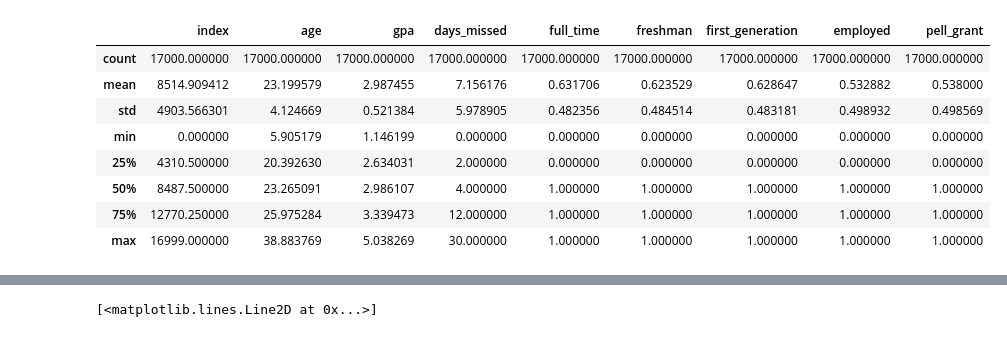
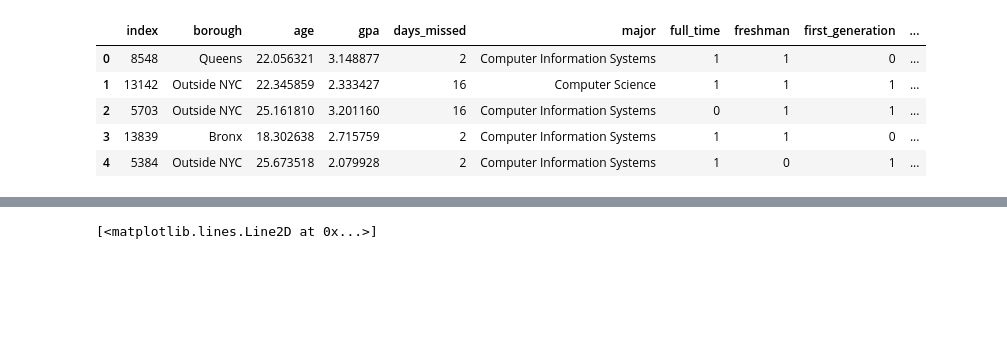
Before and after one commit to samjurassic/datascience-demo, a Jupyter notebook: education/ml_tree_incomplete.ipynb, the cells around one changed output, grey strips where cells are left out. Cells and saved outputs as stored; diff of their text form; code cells hidden in the pictures; blank space fills up the shorter version.

```diff
--- a/education/ml_tree_incomplete.ipynb
+++ b/education/ml_tree_incomplete.ipynb
@@ -18,18 +18,16 @@ from io import StringIO
 # %%
 file_url = "https://raw.githubusercontent.com/samjurassic/datascience-demo/main/education/competition_data_v2.csv"
 students = pd.read_csv(file_url)
 
-students.describe()
+# students.describe(include="all")
+students.head()
 # %% [output]
-|  | index | age | gpa | days_missed | full_time | freshman | first_generation | employed | pell_grant |
-| count | 17000.000000 | 17000.000000 | 17000.000000 | 17000.000000 | 17000.000000 | 17000.000000 | 17000.000000 | 17000.000000 | 17000.000000 |
-| mean | 8514.909412 | 23.199579 | 2.987455 | 7.156176 | 0.631706 | 0.623529 | 0.628647 | 0.532882 | 0.538000 |
-| std | 4903.566301 | 4.124669 | 0.521384 | 5.978905 | 0.482356 | 0.484514 | 0.483181 | 0.498932 | 0.498569 |
-| min | 0.000000 | 5.905179 | 1.146199 | 0.000000 | 0.000000 | 0.000000 | 0.000000 | 0.000000 | 0.000000 |
-| 25% | 4310.500000 | 20.392630 | 2.634031 | 2.000000 | 0.000000 | 0.000000 | 0.000000 | 0.000000 | 0.000000 |
-| 50% | 8487.500000 | 23.265091 | 2.986107 | 4.000000 | 1.000000 | 1.000000 | 1.000000 | 1.000000 | 1.000000 |
-| 75% | 12770.250000 | 25.975284 | 3.339473 | 12.000000 | 1.000000 | 1.000000 | 1.000000 | 1.000000 | 1.000000 |
-| max | 16999.000000 | 38.883769 | 5.038269 | 30.000000 | 1.000000 | 1.000000 | 1.000000 | 1.000000 | 1.000000 |
+|  | index | borough | age | gpa | days_missed | major | full_time | freshman | first_generation | ... |
+| 0 | 8548 | Queens | 22.056321 | 3.148877 | 2 | Computer Information Systems | 1 | 1 | 0 | ... |
+| 1 | 13142 | Outside NYC | 22.345859 | 2.333427 | 16 | Computer Science | 1 | 1 | 1 | ... |
+| 2 | 5703 | Outside NYC | 25.161810 | 3.201160 | 16 | Computer Information Systems | 0 | 1 | 1 | ... |
+| 3 | 13839 | Bronx | 18.302638 | 2.715759 | 2 | Computer Information Systems | 1 | 1 | 0 | ... |
+| 4 | 5384 | Outside NYC | 25.673518 | 2.079928 | 2 | Computer Information Systems | 1 | 0 | 1 | ... |
 # %%
 # recode DWFI as 0, P as 1
 students["outcome"] = students.grade.apply(lambda x: int(x == "DWFI"))
```
Also changed, not shown: parts of 10 cells of this notebook.
